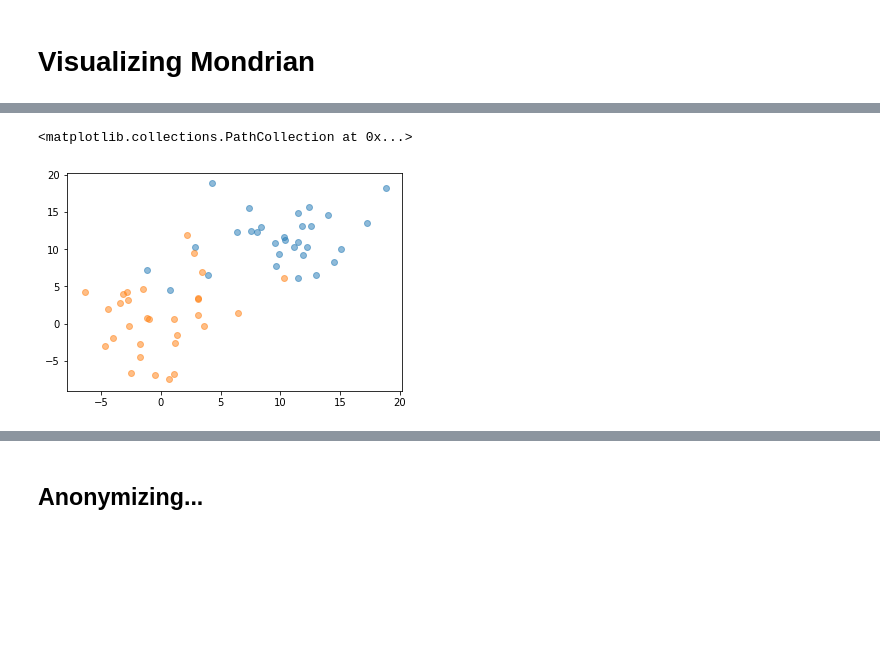
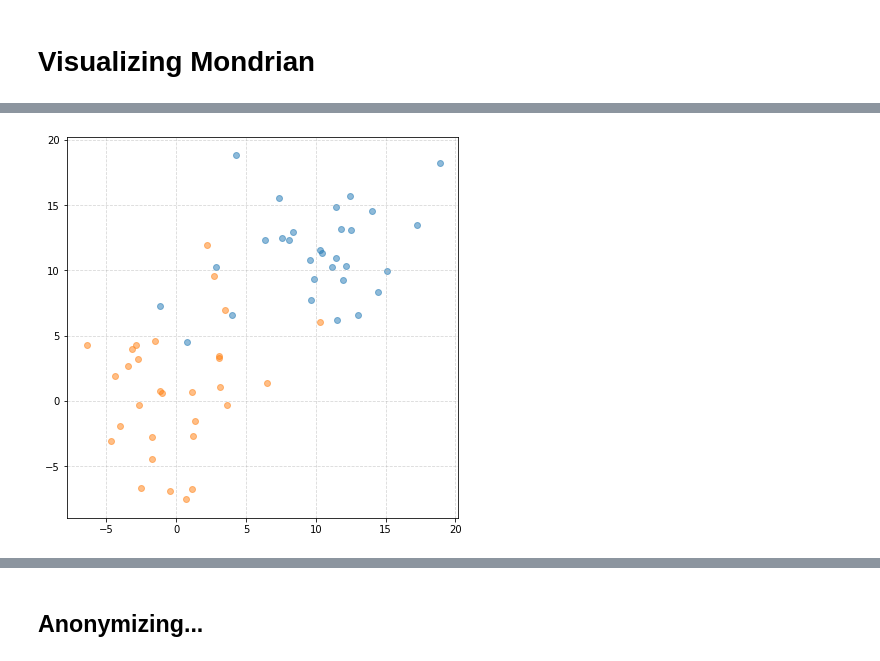
Before and after one commit to Deeep12345/Entropy_utility_measure, a Jupyter notebook: code/results/ring_mondrian/visualize_2D.ipynb, the cells around one changed output, grey strips where cells are left out. Drawn from its saved outputs; the diff is of its cells as text; code cells hidden in the pictures; blank space fills up the shorter version.

```diff
--- a/code/results/ring_mondrian/visualize_2D.ipynb
+++ b/code/results/ring_mondrian/visualize_2D.ipynb
@@ -80,4 +78,5 @@ def get_samples(mu, sigma):
 # %%
+"""
 class0 = pd.DataFrame()
 mu, sigma = 0,4
 class0["A0"] = np.random.normal(mu, sigma, 30)
@@ -89,3 +88,7 @@ mu, sigma = 10,4
 
 class1["A0"] = np.random.normal(mu, sigma, 30)
 class1["A1"] = np.random.normal(mu, sigma, 30)
+"""
+
+all_points = pd.read_csv("2d_mondrian_viz.csv", names=["A0", "A1", "class"])
+all_points.head()
@@ -92,6 +102,16 @@ class1["A1"] = np.random.normal(mu, sigma, 30)
+# %%
+class1 = all_points[all_points["class"] == 1]
+class0 = all_points[all_points["class"] == 0]
 # %%
+fig, ax = plt.subplots(1)
+
+fig.set_figheight(7)
+fig.set_figwidth(7)
+
+plt.grid(b=True, which='major', linestyle='--', alpha=0.5)
 plt.scatter(class1["A0"], class1["A1"], alpha=0.5)
 plt.scatter(class0["A0"], class0["A1"], alpha=0.5)
+
+plt.show()
 # %% [output]
-<matplotlib.collections.PathCollection at 0x...>
-[figure, old version]
+[figure, new version]
```
Also changed, not shown: parts of 12 cells of this notebook.
